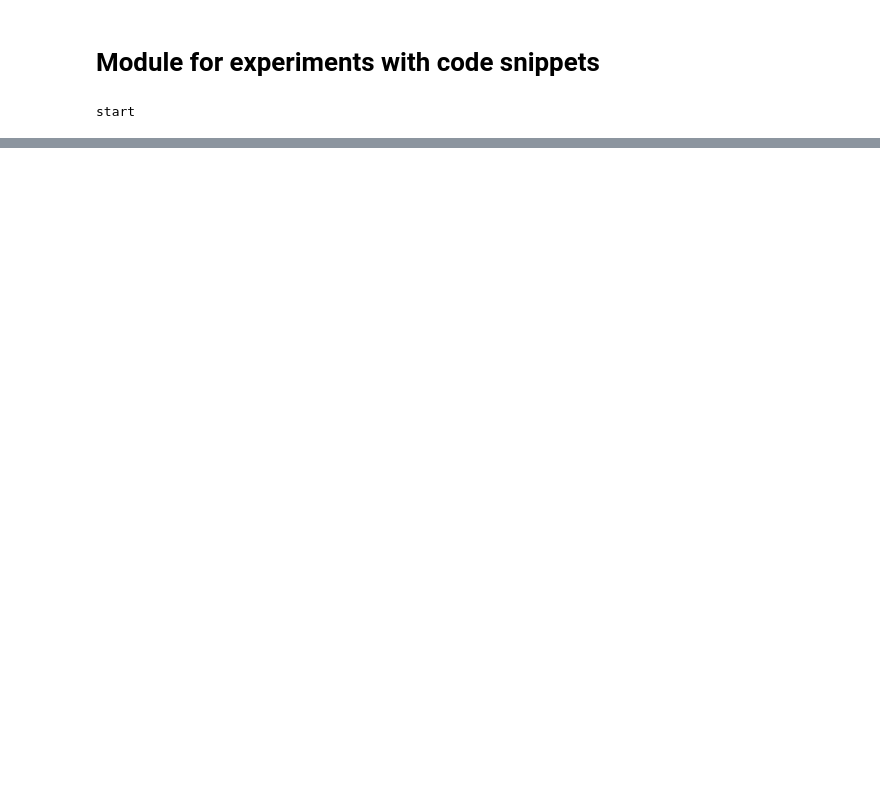
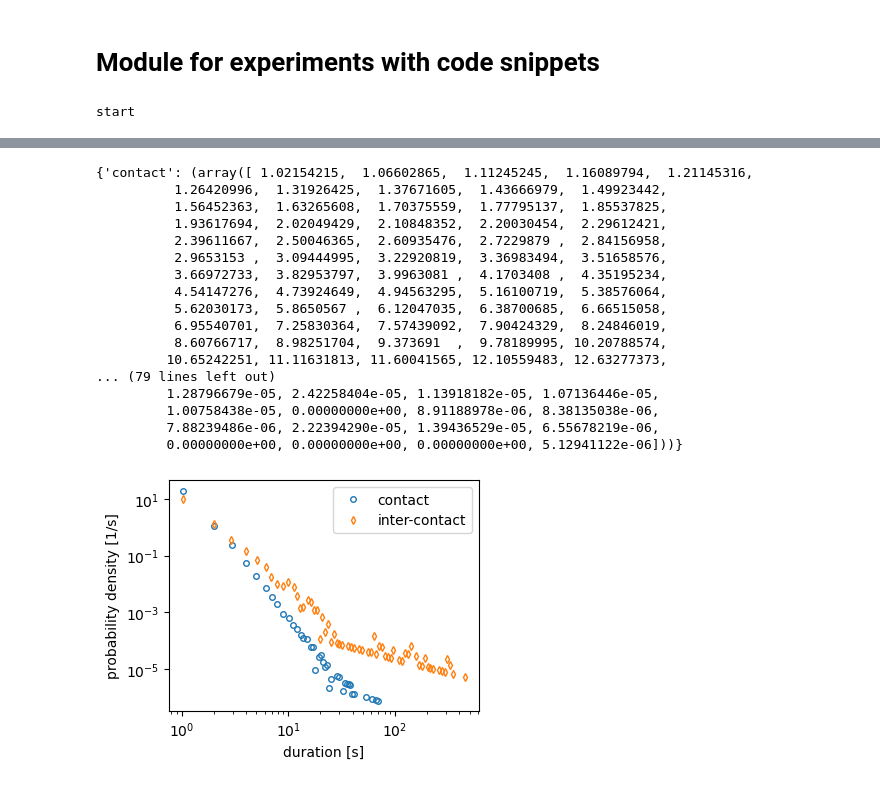
Before and after one commit to JurijSchoenfeld/Traf2Net, a Jupyter notebook: playground.ipynb, the cells around one changed output, grey strips where cells are left out. Saved outputs shown, nothing was run; the diff lists cells and outputs as text; code cells hidden in the pictures; blank space fills up the shorter version.

```diff
--- a/playground.ipynb
+++ b/playground.ipynb
@@ -153,0 +67,27 @@ edge changes errors:  0
+# %%
+from tacoma.analysis import plot_contact_durations
+result = tc.measure_group_sizes_and_durations(tn010)
+
+fig, ax = plt.subplots(1, 1, figsize=(4,3))
+plot_contact_durations(result, ax, time_unit='s', use_logarithmic_histogram=True)
+
+#plt.hist(result.contact_durations, density=True, bins=range(0, 31))
+# %% [output]
+{'contact': (array([ 1.02154215,  1.06602865,  1.11245245,  1.16089794,  1.21145316,
+          1.26420996,  1.31926425,  1.37671605,  1.43666979,  1.49923442,
+          1.56452363,  1.63265608,  1.70375559,  1.77795137,  1.85537825,
+          1.93617694,  2.02049429,  2.10848352,  2.20030454,  2.29612421,
+          2.39611667,  2.50046365,  2.60935476,  2.7229879 ,  2.84156958,
+          2.9653153 ,  3.09444995,  3.22920819,  3.36983494,  3.51658576,
+          3.66972733,  3.82953797,  3.9963081 ,  4.1703408 ,  4.35195234,
+          4.54147276,  4.73924649,  4.94563295,  5.16100719,  5.38576064,
+          5.62030173,  5.8650567 ,  6.12047035,  6.38700685,  6.66515058,
+          6.95540701,  7.25830364,  7.57439092,  7.90424329,  8.24846019,
+          8.60766717,  8.98251704,  9.373691  ,  9.78189995, 10.20788574,
+         10.65242251, 11.11631813, 11.60041565, 12.10559483, 12.63277373,
+... (79 lines left out)
+         1.28796679e-05, 2.42258404e-05, 1.13918182e-05, 1.07136446e-05,
+         1.00758438e-05, 0.00000000e+00, 8.91188978e-06, 8.38135038e-06,
+         7.88239486e-06, 2.22394290e-05, 1.39436529e-05, 6.55678219e-06,
+         0.00000000e+00, 0.00000000e+00, 0.00000000e+00, 5.12941122e-06]))}
+[figure, added]
```
Also changed, not shown: parts of 12 cells of this notebook, 4 other files.
